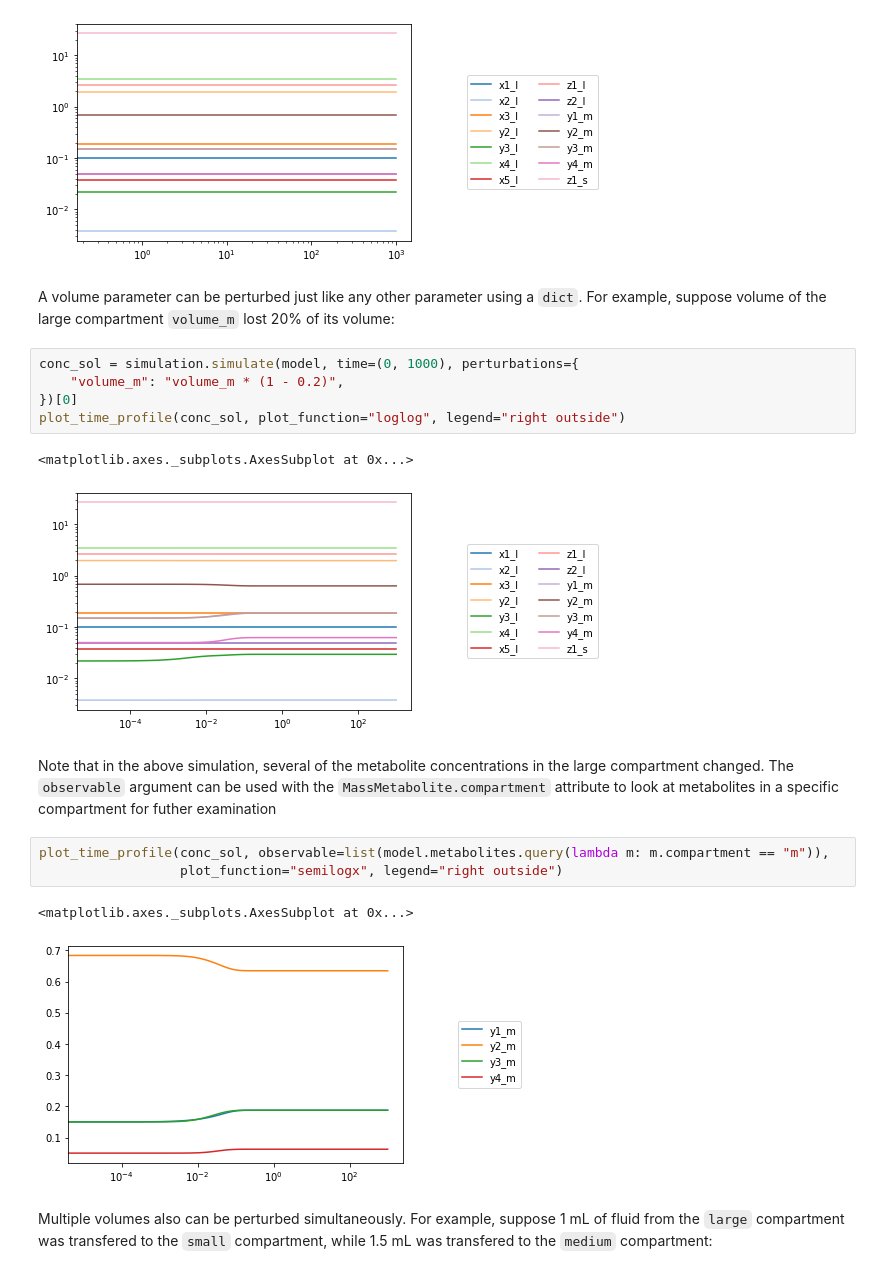
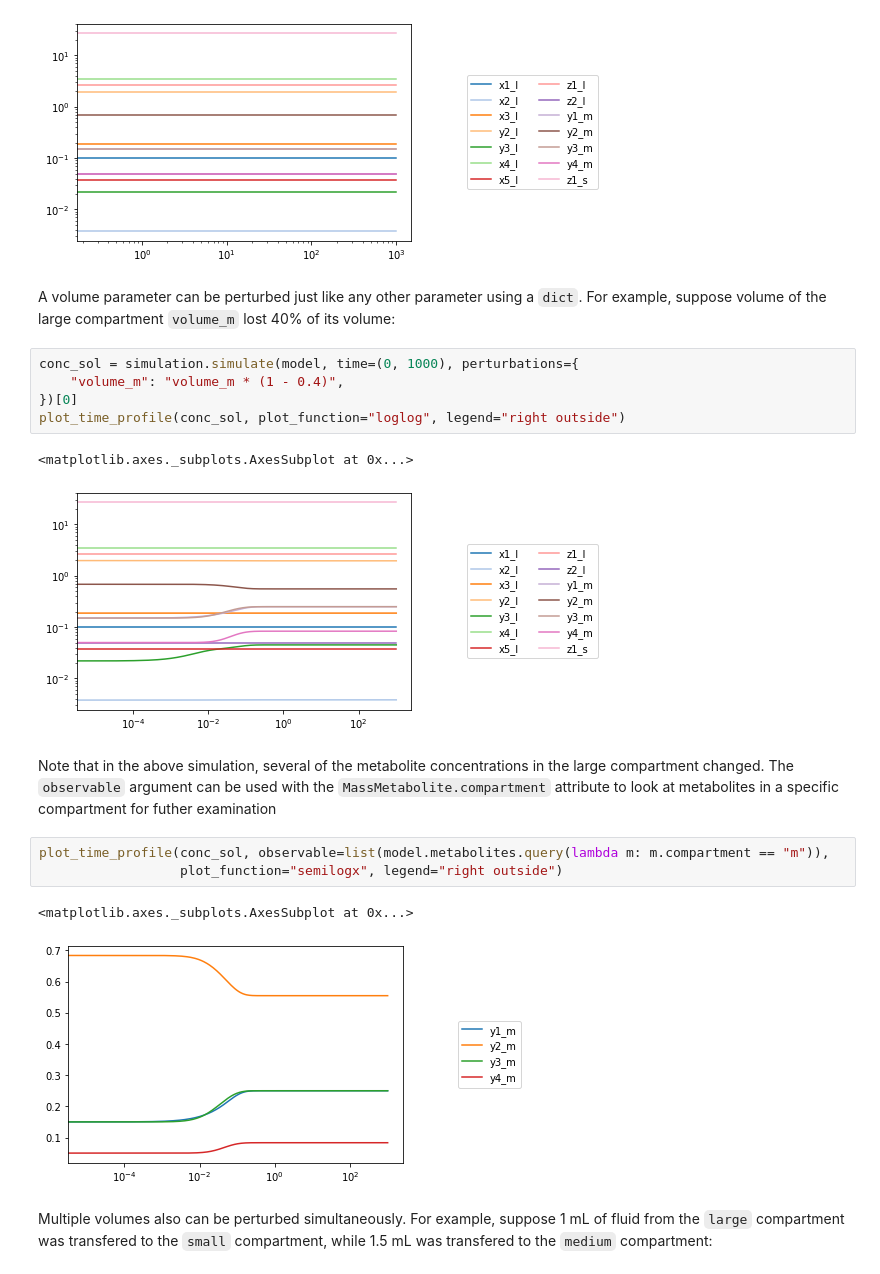
Before and after one commit to SBRG/MASSpy, a Jupyter notebook: docs/tutorials/compartments.ipynb, the cells around one changed output. Saved outputs shown, nothing was run; the diff lists cells and outputs as text.

```diff
--- a/docs/tutorials/compartments.ipynb
+++ b/docs/tutorials/compartments.ipynb
@@ -242,15 +242,15 @@ Successfully loaded MassModel 'MultiCompartment' into RoadRunner.
 <matplotlib.axes._subplots.AxesSubplot at 0x...>
 [figure]
 # %% [markdown]
-A volume parameter can be perturbed just like any other parameter using a `dict`. For example, suppose volume of the large compartment `volume_m` lost 20% of its volume:
+A volume parameter can be perturbed just like any other parameter using a `dict`. For example, suppose volume of the large compartment `volume_m` lost 40% of its volume:
 # %%
 conc_sol = simulation.simulate(model, time=(0, 1000), perturbations={
-    "volume_m": "volume_m * (1 - 0.2)",
+    "volume_m": "volume_m * (1 - 0.4)",
 })[0]
 plot_time_profile(conc_sol, plot_function="loglog", legend="right outside")
 # %% [output]
 <matplotlib.axes._subplots.AxesSubplot at 0x...>
-[figure, old version]
+[figure, new version]
 # %% [markdown]
 Note that in the above simulation, several of the metabolite concentrations in the large compartment changed. The `observable` argument can be used with the `MassMetabolite.compartment` attribute to look at metabolites in a specific compartment for futher examination
 # %%
@@ -258,7 +258,7 @@ plot_time_profile(conc_sol, observable=list(model.metabolites.query(lambda m: m.
                   plot_function="semilogx", legend="right outside")
 # %% [output]
 <matplotlib.axes._subplots.AxesSubplot at 0x...>
-[figure, old version]
+[figure, new version]
 # %% [markdown]
 Multiple volumes also can be perturbed simultaneously. For example, suppose 1 mL of fluid from the `large` compartment was transfered to the `small` compartment, while 1.5 mL was transfered to the `medium` compartment:
 # %%
```
Also changed, not shown: parts of 3 cells of this notebook, 3 other files.
